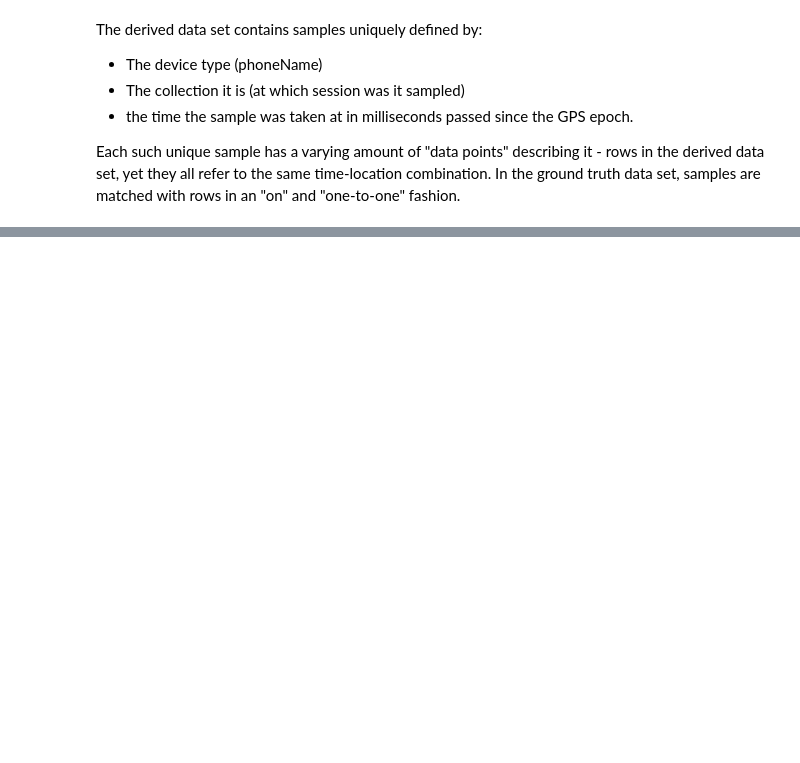
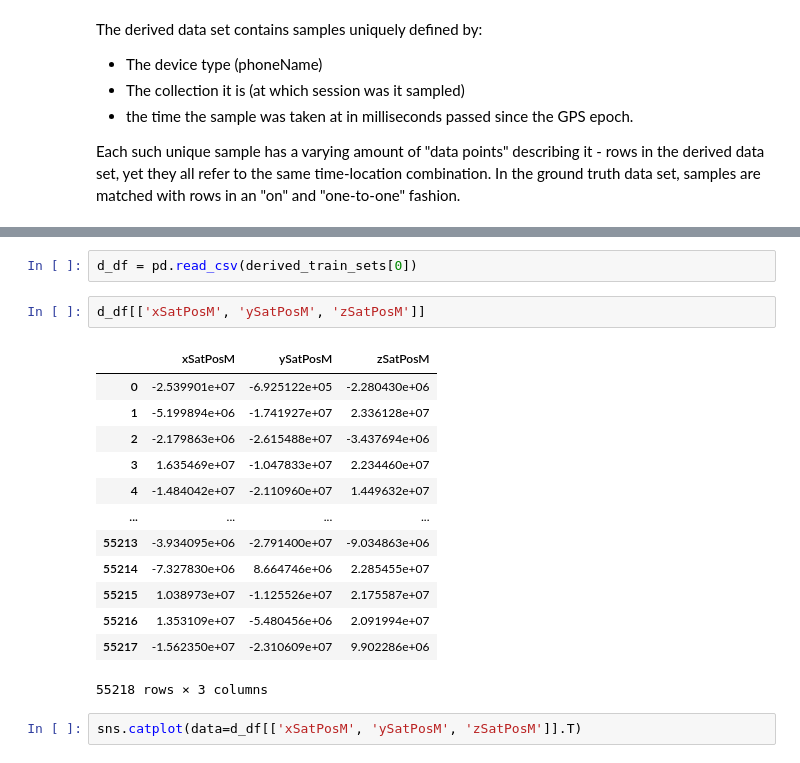
Before and after one commit to shacharhelmer/GNSS-Google, a Jupyter notebook: shachar-dev.ipynb, the cells around one changed output, grey strips where cells are left out. Saved outputs shown, nothing was run; the diff lists cells and outputs as text; blank space fills up the shorter version.

```diff
--- a/shachar-dev.ipynb
+++ b/shachar-dev.ipynb
@@ -504,0 +591,20 @@ print(f'Are the ground data samples identical to the baseline sample? {(grnd_trn
+# %%
+d_df = pd.read_csv(derived_train_sets[0])
+# %%
+d_df[['xSatPosM', 'ySatPosM', 'zSatPosM']]
+# %% [output]
+|  | xSatPosM | ySatPosM | zSatPosM |
+| 0 | -2.539901e+07 | -6.925122e+05 | -2.280430e+06 |
+| 1 | -5.199894e+06 | -1.741927e+07 | 2.336128e+07 |
+| 2 | -2.179863e+06 | -2.615488e+07 | -3.437694e+06 |
+| 3 | 1.635469e+07 | -1.047833e+07 | 2.234460e+07 |
+| 4 | -1.484042e+07 | -2.110960e+07 | 1.449632e+07 |
+| ... | ... | ... | ... |
+| 55213 | -3.934095e+06 | -2.791400e+07 | -9.034863e+06 |
+| 55214 | -7.327830e+06 | 8.664746e+06 | 2.285455e+07 |
+| 55215 | 1.038973e+07 | -1.125526e+07 | 2.175587e+07 |
+| 55216 | 1.353109e+07 | -5.480456e+06 | 2.091994e+07 |
+| 55217 | -1.562350e+07 | -2.310609e+07 | 9.902286e+06 |
+55218 rows × 3 columns
+# %%
+sns.catplot(data=d_df[['xSatPosM', 'ySatPosM', 'zSatPosM']].T)
```
Also changed, not shown: parts of 12 cells of this notebook.
